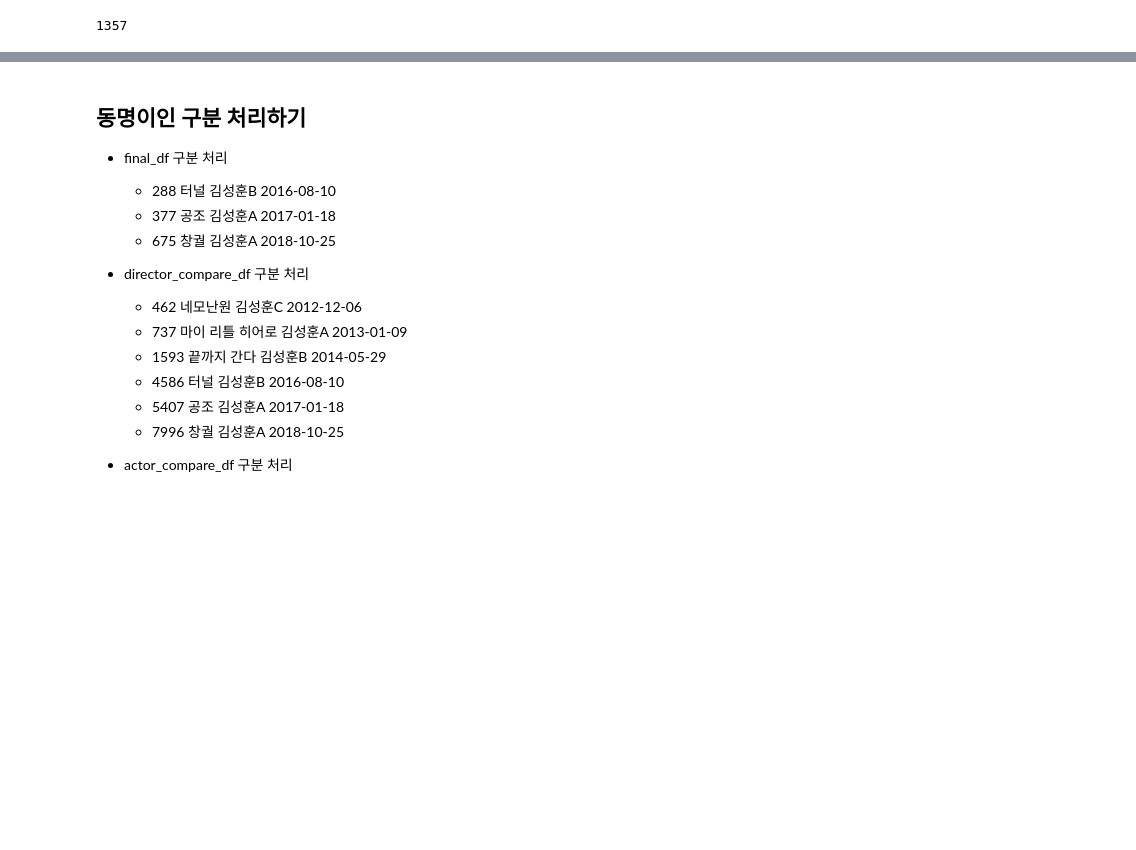
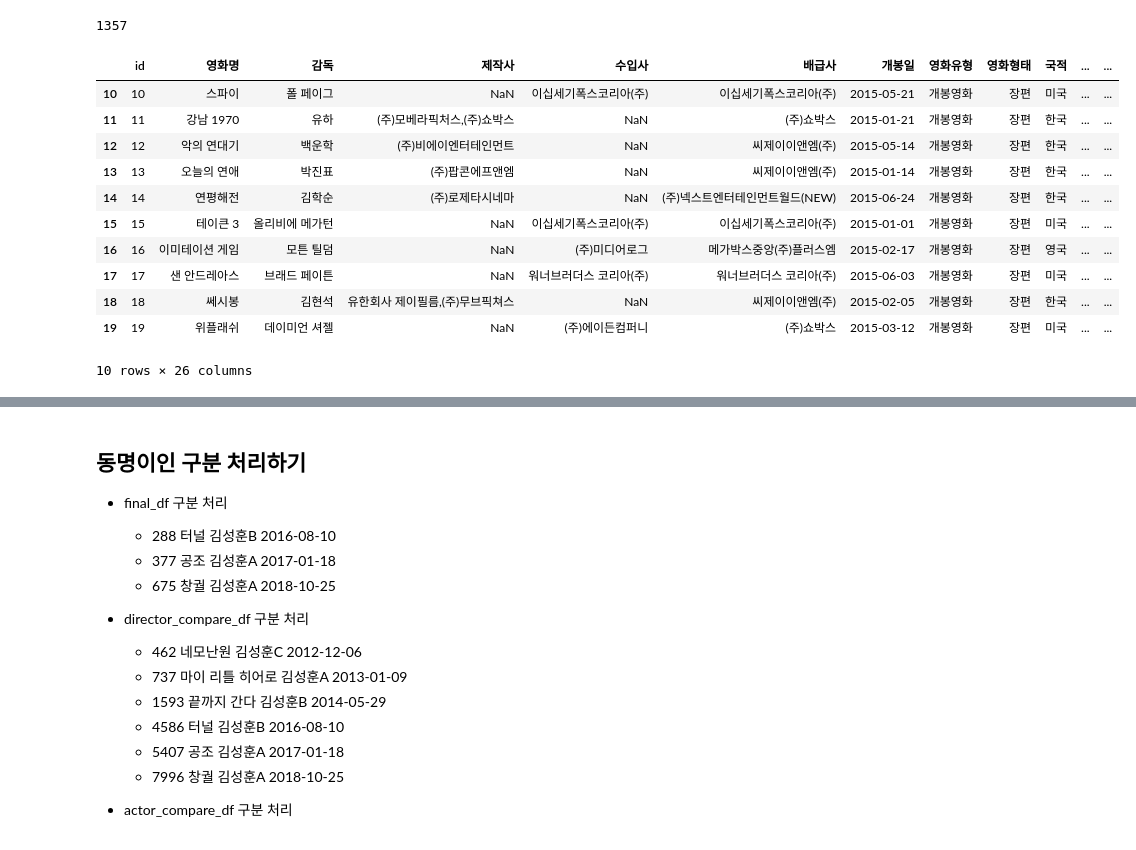
Before and after one commit to yeejun007/linear_regression_project, a Jupyter notebook: yeejun/add_3_years_result.ipynb, the cells around one changed output, grey strips where cells are left out. Saved outputs shown, nothing was run; the diff lists cells and outputs as text; code cells hidden in the pictures; blank space fills up the shorter version.

```diff
--- a/yeejun/add_3_years_result.ipynb
+++ b/yeejun/add_3_years_result.ipynb
@@ -211,3 +211,18 @@ import string
 # actor_compare_df.to_csv('actor_compare_df.csv', mode='w')
 # %%
 # actor_power_data_02.to_csv('actor_power_data_02.csv', mode='w')
+# %%
+final_df[10:20]
+# %% [output]
+|  | id | 영화명 | 감독 | 제작사 | 수입사 | 배급사 | 개봉일 | 영화유형 | 영화형태 | 국적 | ... | ... |
+| 10 | 10 | 스파이 | 폴 페이그 | NaN | 이십세기폭스코리아(주) | 이십세기폭스코리아(주) | 2015-05-21 | 개봉영화 | 장편 | 미국 | ... | ... |
+| 11 | 11 | 강남 1970 | 유하 | (주)모베라픽처스,(주)쇼박스 | NaN | (주)쇼박스 | 2015-01-21 | 개봉영화 | 장편 | 한국 | ... | ... |
+| 12 | 12 | 악의 연대기 | 백운학 | (주)비에이엔터테인먼트 | NaN | 씨제이이앤엠(주) | 2015-05-14 | 개봉영화 | 장편 | 한국 | ... | ... |
+| 13 | 13 | 오늘의 연애 | 박진표 | (주)팝콘에프앤엠 | NaN | 씨제이이앤엠(주) | 2015-01-14 | 개봉영화 | 장편 | 한국 | ... | ... |
+| 14 | 14 | 연평해전 | 김학순 | (주)로제타시네마 | NaN | (주)넥스트엔터테인먼트월드(NEW) | 2015-06-24 | 개봉영화 | 장편 | 한국 | ... | ... |
+| 15 | 15 | 테이큰 3 | 올리비에 메가턴 | NaN | 이십세기폭스코리아(주) | 이십세기폭스코리아(주) | 2015-01-01 | 개봉영화 | 장편 | 미국 | ... | ... |
+| 16 | 16 | 이미테이션 게임 | 모튼 틸덤 | NaN | (주)미디어로그 | 메가박스중앙(주)플러스엠 | 2015-02-17 | 개봉영화 | 장편 | 영국 | ... | ... |
+| 17 | 17 | 샌 안드레아스 | 브래드 페이튼 | NaN | 워너브러더스 코리아(주) | 워너브러더스 코리아(주) | 2015-06-03 | 개봉영화 | 장편 | 미국 | ... | ... |
+| 18 | 18 | 쎄시봉 | 김현석 | 유한회사 제이필름,(주)무브픽쳐스 | NaN | 씨제이이앤엠(주) | 2015-02-05 | 개봉영화 | 장편 | 한국 | ... | ... |
+| 19 | 19 | 위플래쉬 | 데이미언 셔젤 | NaN | (주)에이든컴퍼니 | (주)쇼박스 | 2015-03-12 | 개봉영화 | 장편 | 미국 | ... | ... |
+10 rows × 26 columns
```
Also changed, not shown: parts of 5 cells of this notebook, 15 other files.
